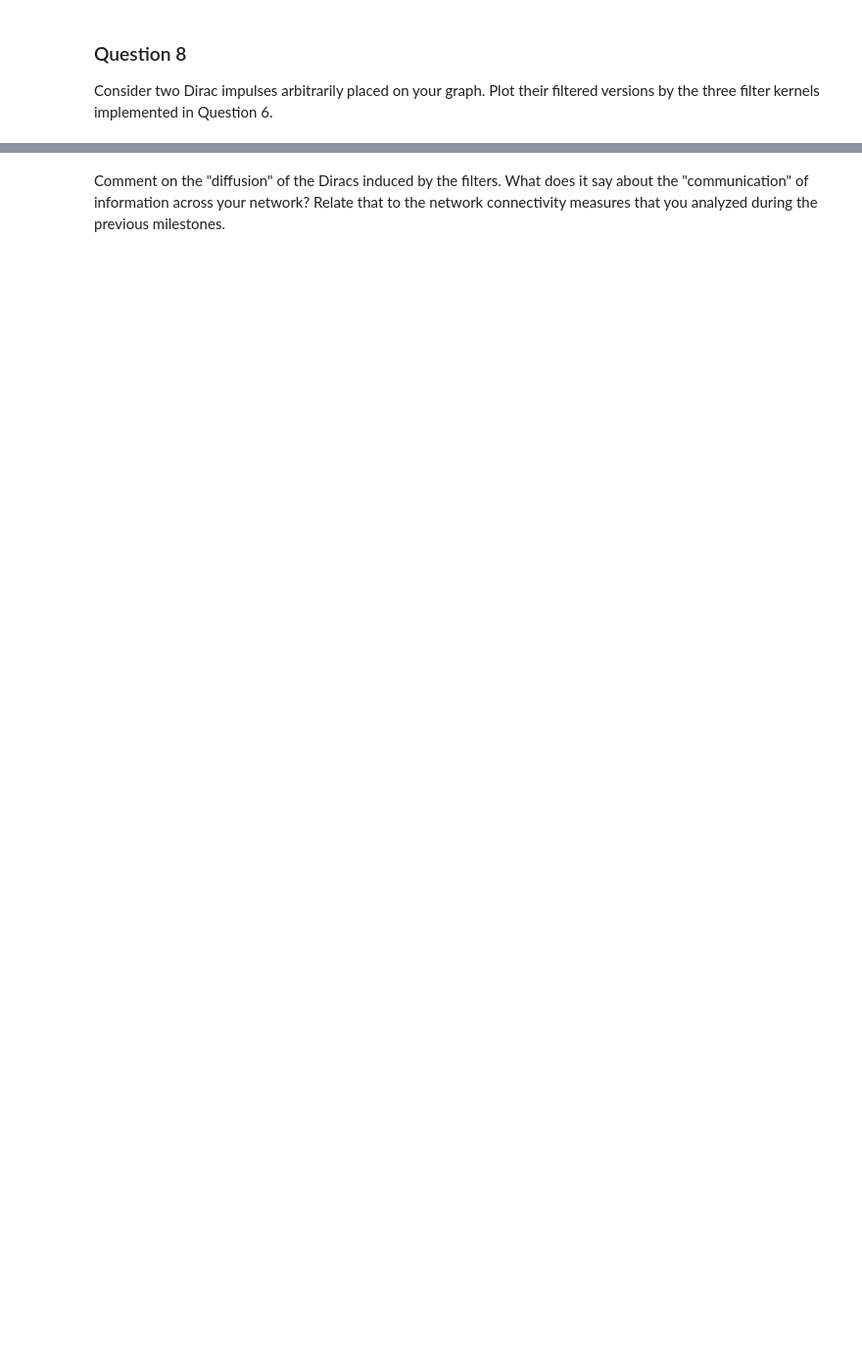
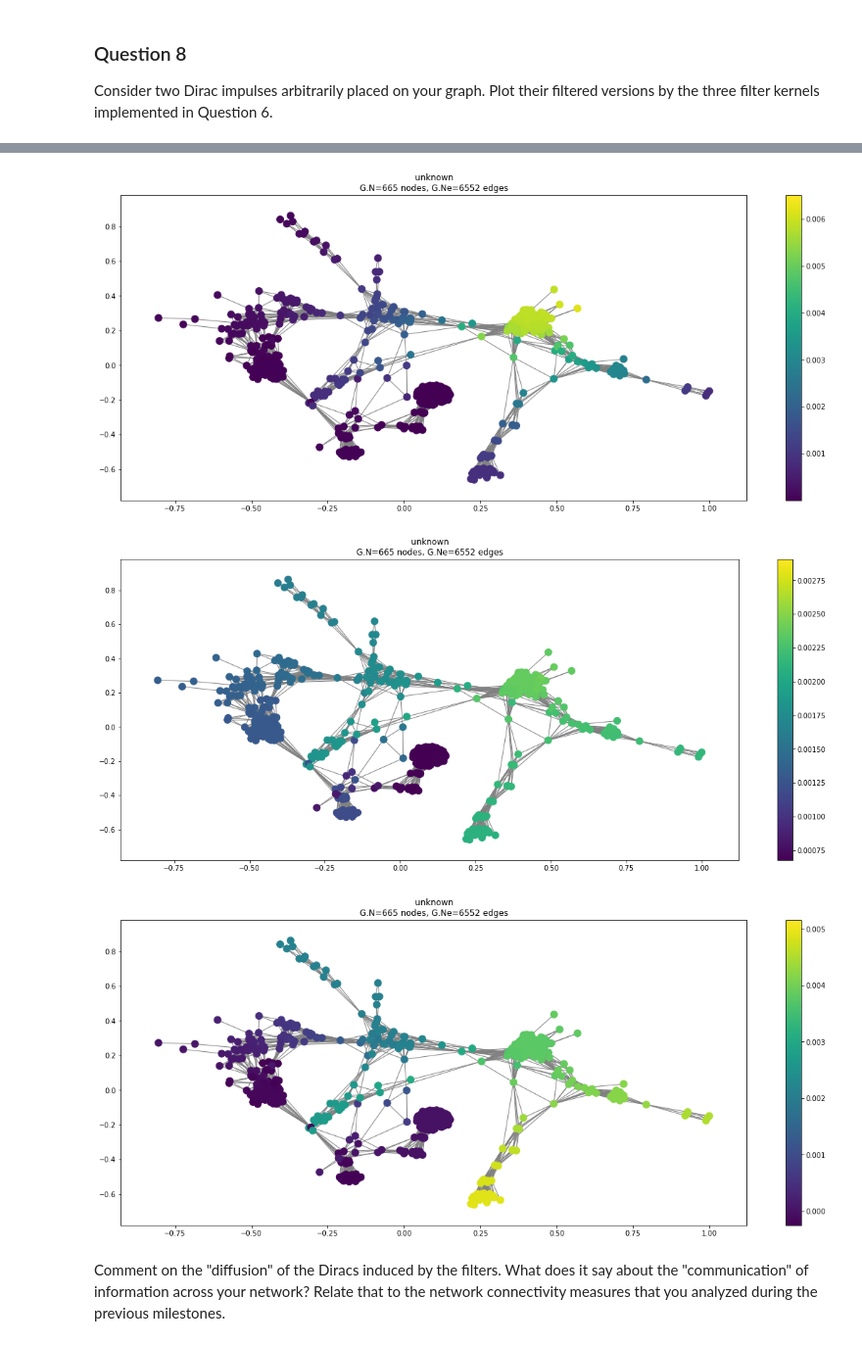
Before and after one commit to Kakavand/EPFL-antiterrorAssignment, a Jupyter notebook: milestone_4/4_graph_signal_processing.ipynb, the cells around one changed output, grey strips where cells are left out. Shown at 98% size. Saved outputs shown, nothing was run; the diff lists cells and outputs as text; code cells hidden in the pictures; blank space fills up the shorter version.

```diff
--- a/milestone_4/4_graph_signal_processing.ipynb
+++ b/milestone_4/4_graph_signal_processing.ipynb
@@ -324,17 +336,21 @@ fig.set_size_inches((20,8))
 # %%
 # Heat Kernel
-graph.plot_signal(heat_kernel(e, t=10) * dirac2)
+graph.plot_signal(iGFT(heat_kernel(e, t=100) * GFT(dirac2)))
 fig = plt.gcf()
 fig.set_size_inches((20,8))
 
 # Inverse Kernel
-graph.plot_signal(inverse_kernel(e, t=100) * dirac2)
+graph.plot_signal(iGFT(inverse_kernel(e, t=100) * GFT(dirac2)))
 fig = plt.gcf()
 fig.set_size_inches((20,8))
 
 # Rectangle Kernel
-graph.plot_signal(rectangle_kernel(e, l_min=0, l_maxs=1) * dirac2)
+graph.plot_signal(iGFT(rectangle_kernel(e, l_min=0, l_max=0.1) * GFT(dirac2)))
 fig = plt.gcf()
 fig.set_size_inches((20,8))
+# %% [output]
+[figure, added]
+[figure, added]
+[figure, added]
 # %% [markdown]
 Comment on the "diffusion" of the Diracs induced by the filters. What does it say about the "communication" of information across your network? Relate that to the network connectivity measures that you analyzed during the previous milestones.
```
Also changed, not shown: parts of 23 cells of this notebook, 1 other file.
